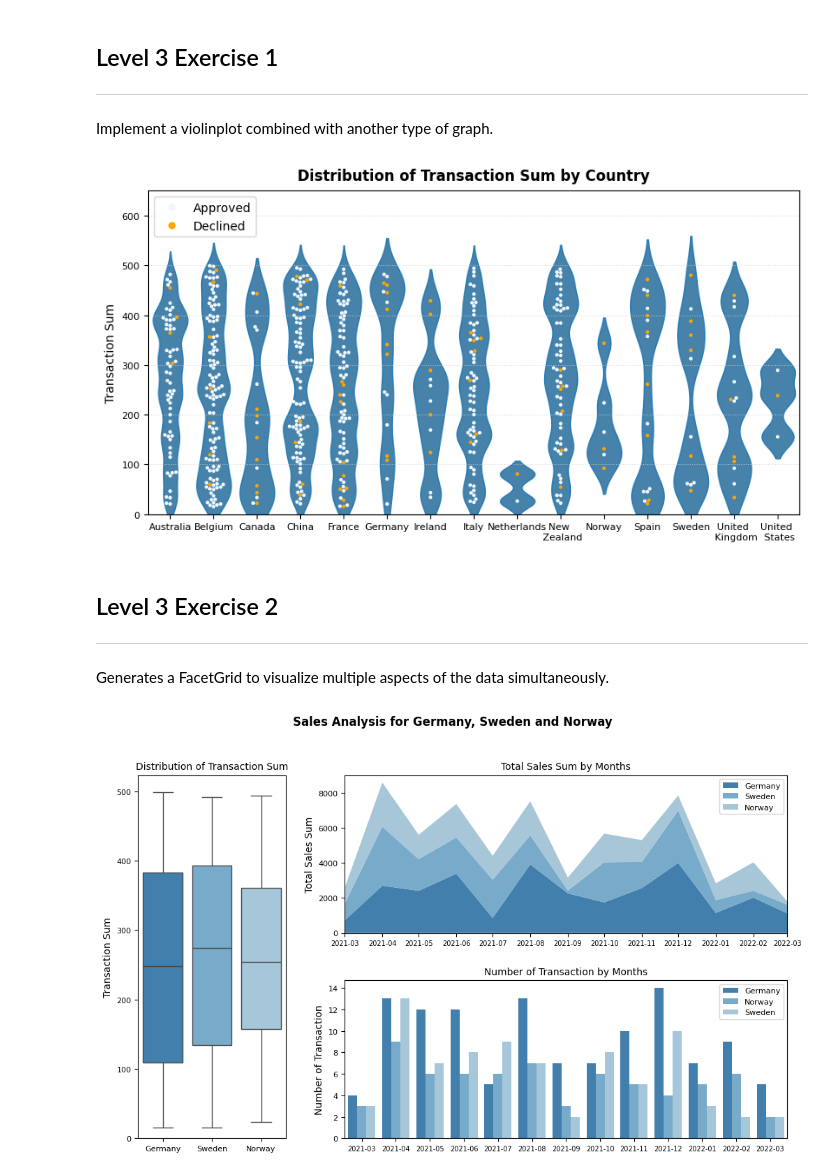
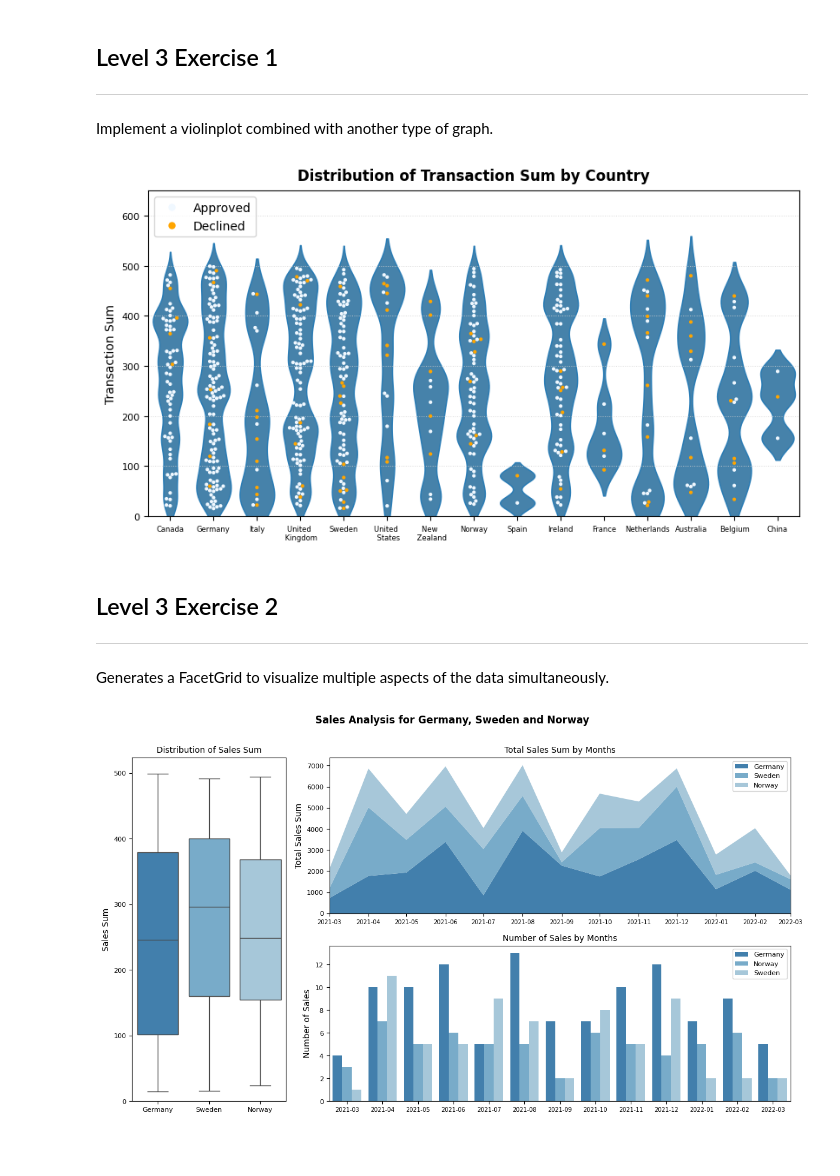
Before and after one commit to leocareer/DA_specialization, a Jupyter notebook: Sprint_08/S8_01.ipynb, the cells around one changed output. Saved outputs shown, nothing was run; the diff lists cells and outputs as text; code cells hidden in the pictures; blank space fills up the shorter version.

```diff
--- a/Sprint_08/S8_01.ipynb
+++ b/Sprint_08/S8_01.ipynb
@@ -34,7 +34,7 @@ df_transactions = pd.read_sql('SELECT * FROM transactions;', engine_commerce)
 df_users = pd.read_sql('SELECT * FROM users;', engine_commerce)
 
 df_transactions['timestamp'] = pd.to_datetime(df_transactions['timestamp'])
-
+df_transactions = df_transactions.assign(month=df_transactions['timestamp'].dt.to_period('M'))
 df_products['price'] = df_products['price'].str.replace('$', '').astype(float)
 df_users['age'] = pd.to_datetime('today').year - pd.to_datetime(df_users['birth_date']).dt.year
 df_transactions['quantity'] = df_transactions['product_ids'].apply(lambda x: len(str(x).split(',')))
@@ -481,21 +471,22 @@ swarmplot = sns.swarmplot(
     ax=ax
 )
 
-country_labels = pivot_data.index.tolist()
-for i in range(len(country_labels)):
-    words = country_labels[i].split(' ')
+violin_country_labels = df_transactions_companies['country'].unique()
+for i in range(len(violin_country_labels)):
+    words = violin_country_labels[i].split(' ')
     if len(words) > 1:  # Если страна состоит из нескольких слов
         words.insert(1, '\n')  # Вставляем перенос строки после первого слова
-    country_labels[i] = ' '.join(words)
+    violin_country_labels[i] = ' '.join(words)
 
 ax.set_title('Distribution of Transaction Sum by Country', fontweight='bold', verticalalignment='bottom')
 ax.grid(axis='y', linestyle=':', color='lightgray', linewidth=0.7, alpha=0.8)
 ax.set_ylabel('Transaction Sum')
 ax.set_xlabel(None)
 ax.set_ylim(0,650)
-ax.tick_params(labelsize=8)
-ax.set_xticks(range(len(country_labels)))  # Устанавливаем позиции меток
-ax.set_xticklabels(country_labels, rotation=0, ha='center')  # Горизонтальные метки с переносами
+ax.tick_params(axis='x', labelsize=6)
+ax.tick_params(axis='y', labelsize=8)
+ax.set_xticks(range(len(violin_country_labels)))  # Устанавливаем позиции меток
+ax.set_xticklabels(violin_country_labels, rotation=0, ha='center')  # Горизонтальные метки с переносами
 
 handles, labels = ax.get_legend_handles_labels()
 new_labels = ['Approved', 'Declined']
@@ -504,21 +495,17 @@ ax.legend(handles, new_labels, title=None, loc=2, markerscale=2)
 plt.tight_layout()
 plt.show()
 # %% [output]
-[figure, old version]
+[figure, new version]
 # %% [markdown]
 ## Level 3 Exercise 2
 ---
 Generates a FacetGrid to visualize multiple aspects of the data simultaneously.
 # %%
-countries = ['Germany', 'Sweden', 'Norway']
-df_boxplot = df_transactions_companies[df_transactions_companies['country'].isin(countries)]
+boxplot_countries = ['Germany', 'Sweden', 'Norway']
+df_boxplot = df_approved_companies[df_approved_companies['country'].isin(boxplot_countries)]
 
-# добавление месяца как отдельного столбца
-df_boxplot = df_boxplot.assign(month=df_boxplot['timestamp'].dt.to_period('M'))
-
-# группировка по странам и месяцам, расчёт суммы транзакций
 df_stackplot = df_boxplot.groupby(['month', 'country'])['amount'].sum().unstack(fill_value=0)
-df_stackplot = df_stackplot.reindex(countries, axis=1, fill_value=0)  # упорядочивание столбцы
+df_stackplot = df_stackplot.reindex(boxplot_countries, axis=1, fill_value=0)  # упорядочивание столбцы
 months = df_stackplot.index.to_timestamp()
 
 df_barplot = df_boxplot.groupby(['month', 'country']).size().reset_index(name='transaction_count')
@@ -526,10 +513,7 @@ df_barplot = df_boxplot.groupby(['month', 'country']).size().reset_index(name='t
 # cоздание сетки
 fig = plt.figure(figsize=(12, 6.75))
 gs = GridSpec(2, 2, width_ratios=[1, 3], height_ratios=[1, 1], figure=fig)
-
 ax = {}
-
-colors = ['#427FAC', '#78ABC9', '#A7C7D9']
 
 # график слева
 ax[0] = fig.add_subplot(gs[:, 0])
@@ -544,9 +528,9 @@ sns.boxplot(
     legend=False
 )
 
-ax[0].set_title('Distribution of Transaction Sum', fontsize=10)
+ax[0].set_title('Distribution of Sales Sum', fontsize=10)
 ax[0].set_xlabel(None)
-ax[0].set_ylabel('Transaction Sum')
+ax[0].set_ylabel('Sales Sum')
 ax[0].set_ylim(0, None)
 ax[0].tick_params(labelsize=8)
 
@@ -554,11 +538,13 @@ ax[0].tick_params(labelsize=8)
 # график справа вверху
 ax[1] = fig.add_subplot(gs[0, 1])
 
+stackplot_colors = ['#427FAC', '#78ABC9', '#A7C7D9']
+
 ax[1].stackplot(
     months,
-    [df_stackplot[country] for country in countries],
-    labels=countries,
-    colors=colors
+    [df_stackplot[country] for country in boxplot_countries],
+    labels=boxplot_countries,
+    colors=stackplot_colors
 )
 
 ax[1].set_title('Total Sales Sum by Months', fontsize=10)
@@ -567,34 +553,34 @@ ax[1].set_ylabel('Total Sales Sum')
 ax[1].tick_params(axis='x', labelsize=7)
 ax[1].tick_params(axis='y', labelsize=8)
 ax[1].set_xlim(months[0], months[12])
 ax[1].set_xticks(months, [month.strftime('%Y-%m') for month in months])
 ax[1].legend(title=None, fontsize=8)
 
 
 # график справа внизу
 ax[2] = fig.add_subplot(gs[1, 1])
 
 sns.barplot(
     data=df_barplot,
     x='month',
     y='transaction_count',
     hue='country',
     palette='tab20c',
     ax=ax[2]
 )
 
-ax[2].set_title('Number of Transaction by Months', fontsize=10)
+ax[2].set_title('Number of Sales by Months', fontsize=10)
 ax[2].set_xlabel(None)
-ax[2].set_ylabel('Number of Transaction')
+ax[2].set_ylabel('Number of Sales')
 ax[2].tick_params(axis='x', labelsize=7)
 ax[2].tick_params(axis='y', labelsize=8)
 ax[2].legend(title=None, fontsize=8)
 
 
 fig.suptitle('Sales Analysis for Germany, Sweden and Norway', fontweight='bold', verticalalignment='bottom')
 fig.subplots_adjust(hspace=0.3, wspace=0.2)
 
-#plt.tight_layout()
+plt.tight_layout()
 plt.show()
 # %% [output]
-[figure, old version]
+[figure, new version]
```
Also changed, not shown: parts of 7 cells of this notebook.
